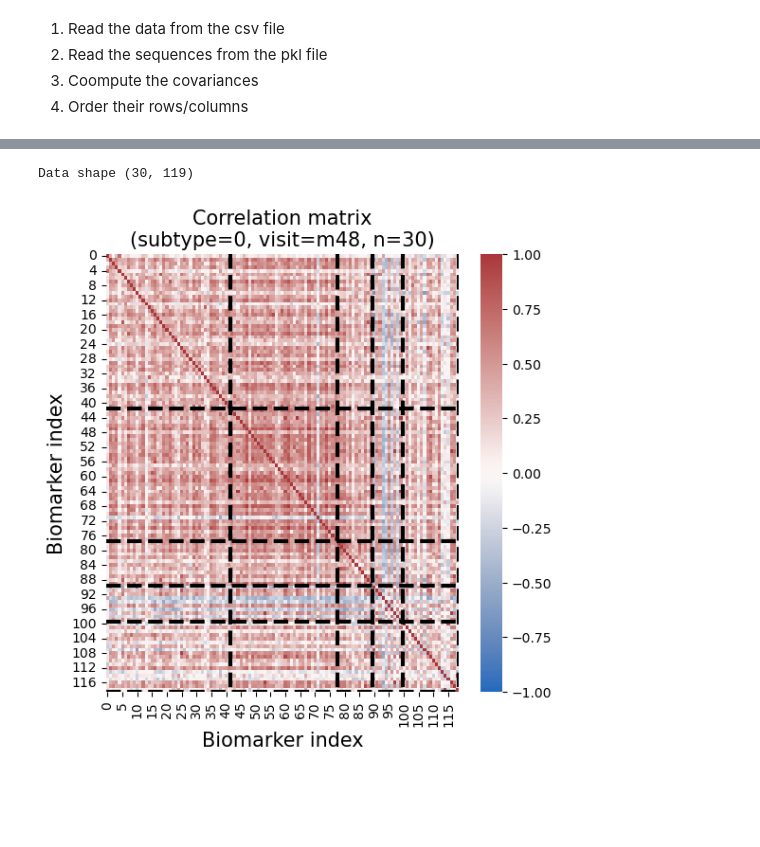
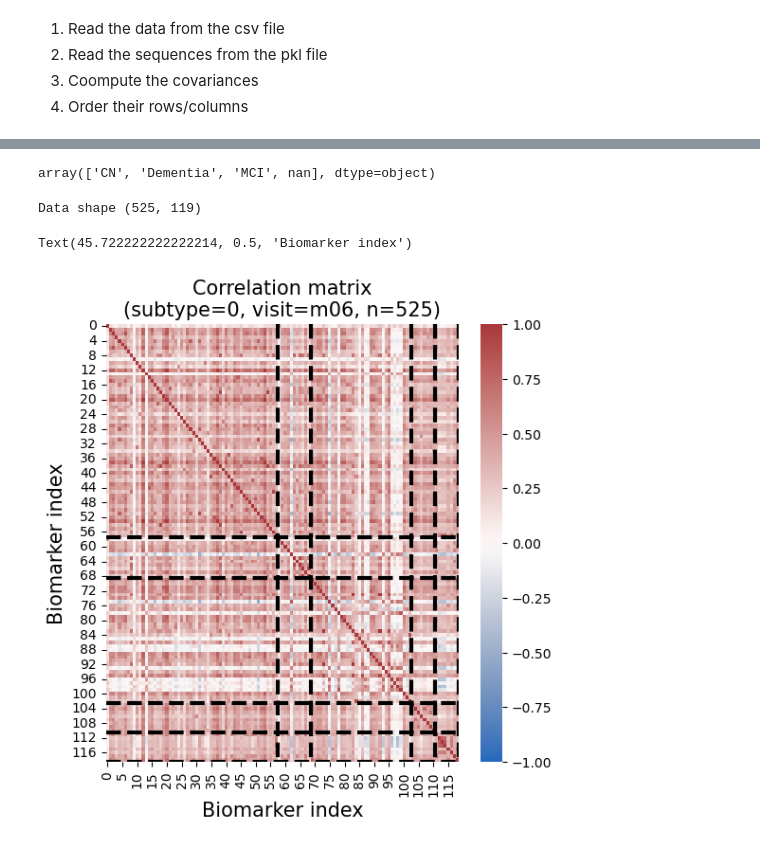
Before and after one commit to pathology-dynamics/s-SuStaIn, a Jupyter notebook: notebooks/covar_analysis.ipynb, the cells around one changed output, grey strips where cells are left out. Saved outputs shown, nothing was run; the diff lists cells and outputs as text; code cells hidden in the pictures; blank space fills up the shorter version.

```diff
--- a/notebooks/covar_analysis.ipynb
+++ b/notebooks/covar_analysis.ipynb
@@ -49,7 +49,7 @@ L_yes = process_L(L_yes)
 # %%
 path = "/nethome/rtandon32/ebm/ebm_experiments/experiment_scripts/real_data/dfMri_all_aligned.csv"
 df = pd.read_csv(path)
-k=119
+# k=60
 # select_cols = [_ for _ in range(k) if _ not in exclude_idx]
 # X = df.iloc[:,:k].values
 # bm_names = df.columns.tolist()[:k]
@@ -62,7 +62,7 @@ df_bm =   df[bm_names]
 df =pd.concat([df_bm, df_demo], axis=1)
 # %%
 # Read the pickled file
-pickle_path = "/nethome/rtandon32/ebm/s-SuStain-outputs/sim_tadpole9_mixture_GMM/pickle_files/sim_tadpole9_subtype3.pickle"
+pickle_path = "/nethome/rtandon32/ebm/s-SuStain-outputs/sim_tadpole_cov2_mixture_GMM_mac/pickle_files/sim_tadpole_cov2_subtype0.pickle"
 with open(pickle_path, "rb") as input_file:
     pkl = pickle.load(input_file)
 # %%
@@ -73,14 +73,14 @@ L_no_all = process_L(L_no_all)
 L_yes_all = process_L(L_yes_all)
 # %%
 # Create the SuStaIn object for the sEBM model
-stage_sizes = [24,24,24,24,23]
+stage_sizes = [12,12,12,12,12]
 N_startpoints           = 25
 N_S_max                 = 3
 rep = 20
 N_iterations_MCMC_init = int(2e4)
 N_iterations_MCMC       = int(5e5)  #Generally recommend either 1e5 or 1e6 (the latter may be slow though) in practice
 n_stages = 5
-min_clust_size = 8
+min_clust_size = 2
 p_absorb = 0.3
 N_em = 100
 SuStaInLabels = df.columns[:k].tolist()
@@ -127,26 +122,31 @@ seq = seq[sort_idx]
 shape_seq = pkl["shape_seq"][sort_idx]
 # %%
 figsave_path = "/nethome/rtandon32/ebm/s-SuStain-outputs/data_dump/figures/covar_analysis/CN/"
+# %%
+pd.unique(df["DX"])
+# %% [output]
+array(['CN', 'Dementia', 'MCI', nan], dtype=object)
 # %%
 fig, ax = plt.subplots(figsize=(6,6))
 subtype=0
-viscode="m48"
+viscode="m06"
 f_df = df[df["subtype"]==subtype]
 f_df = f_df[f_df["VISCODE"]==viscode]
-f_df = f_df[f_df["DX"]=="CN"]
+f_df = f_df[f_df["DX"].isin(["CN","Dementia"])]
 X = f_df.iloc[:,:k].values[:,seq[subtype]]
 cov = np.corrcoef(X.T)
 cmap = sns.color_palette("vlag", as_cmap=True)
 print("Data shape", X.shape)
 sns.heatmap(cov, vmin=-1, vmax=1, center=0, cmap=cmap, ax=ax, square=False)
 ax.hlines(np.cumsum(shape_seq[subtype]), 0, 119, color='k', linestyle="--", linewidth=3)
 ax.vlines(np.cumsum(shape_seq[subtype]), 0, 119, color='k', linestyle="--", linewidth=3)
 ax.set_title("Correlation matrix\n(subtype={}, visit={}, n={})".format(subtype,viscode,X.shape[0]), fontsize=15)
 ax.set_xlabel("Biomarker index", fontsize=15)
 ax.set_ylabel("Biomarker index", fontsize=15)
-fig.savefig(os.path.join(figsave_path, "subtype_{}_visit_{}.png".format(subtype,viscode)))
+# fig.savefig(os.path.join(figsave_path, "subtype_{}_visit_{}.png".format(subtype,viscode)))
 # %% [output]
-Data shape (30, 119)
+Data shape (525, 119)
+Text(45.722222222222214, 0.5, 'Biomarker index')
-[figure, old version]
+[figure, new version]
 # %%
 df["DX"].unique()
```
Also changed, not shown: parts of 2 cells of this notebook, 1 other file.
